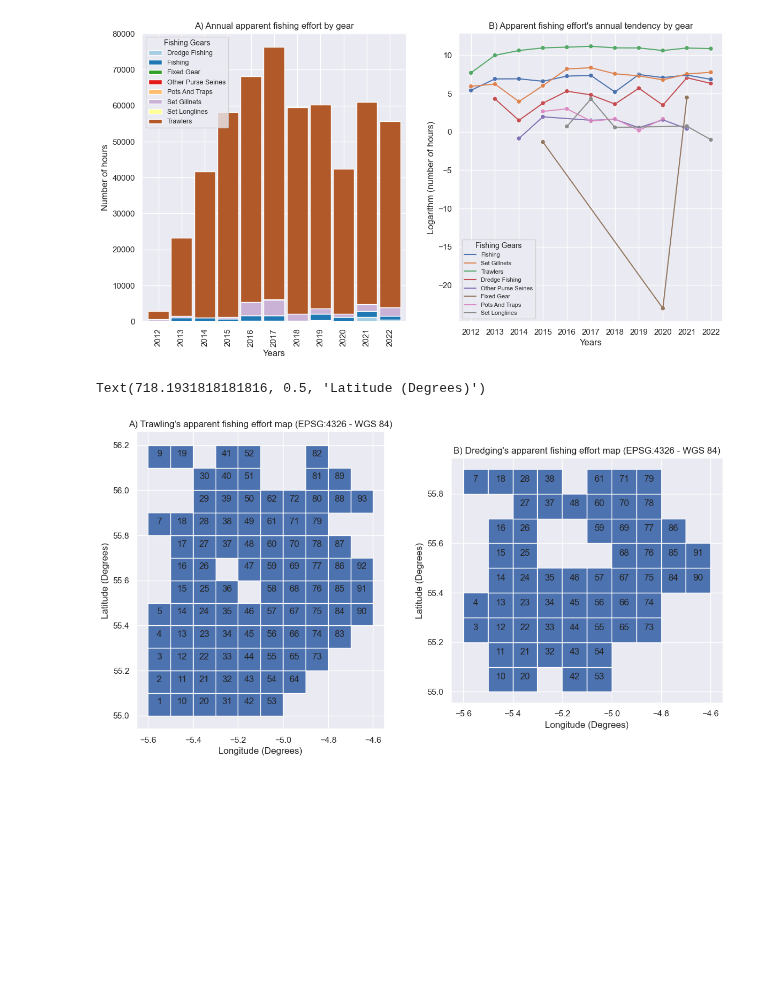
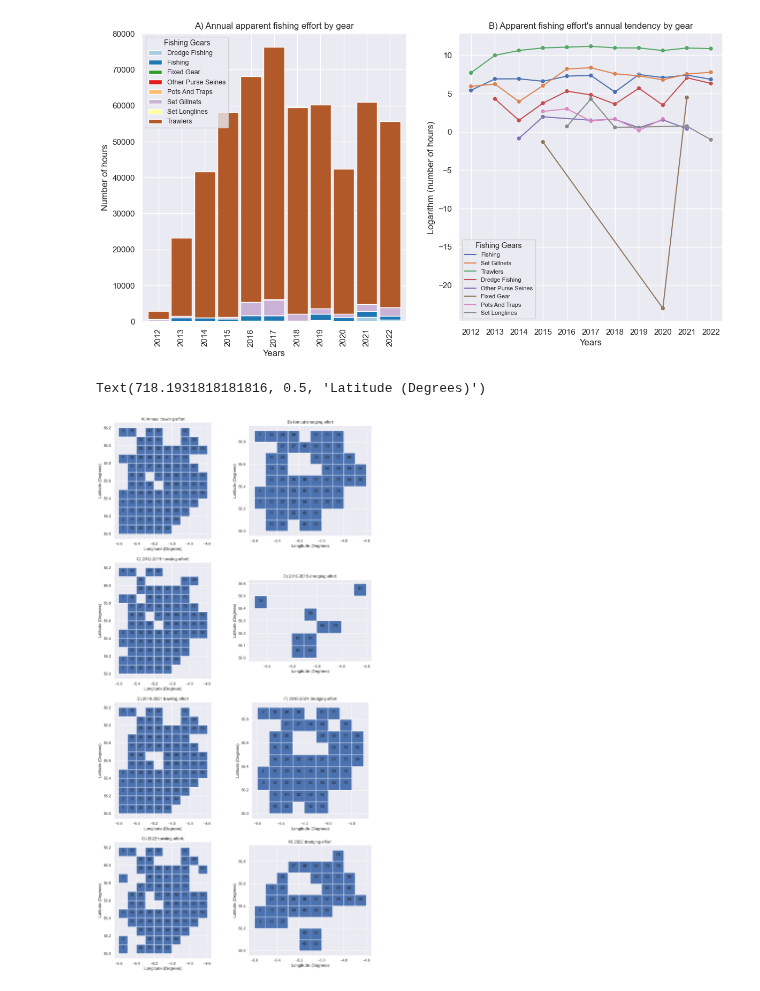
Before and after one commit to d2gex/fishery-analysis, a Jupyter notebook: src/firth_clyde_fishing_effort.ipynb, the cells around one changed output. Saved outputs shown, nothing was run; the diff lists cells and outputs as text; code cells hidden in the pictures; blank space fills up the shorter version.

Commit message:
Create different fishing effort maps according to periods

```diff
--- a/src/firth_clyde_fishing_effort.ipynb
+++ b/src/firth_clyde_fishing_effort.ipynb
@@ -55,6 +55,7 @@ API_DATA = {'geojson': {
     ]]
 }}
 REQUESTED_YEARS = [2012 + x for x in range(11)]
+CELL_SIZE_DEGREE = 0.1
 # %%
 def build_data_range(years: List[int]) -> List[str]:
     data = []
@@ -81,6 +82,14 @@ def build_multiple_request_parameters (api_url: str,
             'json': api_data
         })
     return data
+
+def fetch_data_from_api (api_context: List[Dict]) -> List[Dict]:
+    fishing_effort_data = []
+    with requests.Session() as r_s:
+        for context in api_context:
+            r = r_s.post(**context)
+            fishing_effort_data.append(r.json())
+    return fishing_effort_data
 
 def concatenate_time_series(api_results: List[Dict]) -> pd.DataFrame:
     return pd.concat([
@@ -112,13 +121,8 @@ def build_polygon_vector (data: pd.DataFrame, degree_offset: float) -> gpd.GeoDa
     gdf_total =gdf_total.drop(columns=['x', 'y'])
     return gdf_total
 
-def fetch_data_from_api (api_context: List[Dict]) -> List[Dict]:
-    fishing_effort_data = []
-    with requests.Session() as r_s:
-        for context in api_context:
-            r = r_s.post(**context)
-            fishing_effort_data.append(r.json())
-    return fishing_effort_data
+def draw_polygon_ids (df: pd.DataFrame, ax):
+    df.apply(lambda x: ax.annotate(text=x['cell'], xy=x.geometry.centroid.coords[0], ha='center'), axis=1);
 # %%
 years = [2012 + x for x in range(11)]
 api_context = build_multiple_request_parameters(API_URL, API_HEADERS, API_PARAMS, API_DATA, REQUESTED_YEARS)
@@ -223,20 +253,64 @@ geo_yearly_total_dredging = build_polygon_vector(yearly_total_dredging, 0.1)
 # %%
-_, ax =plt.subplots(nrows=1, ncols=2, figsize=(14,7))
-geo_yearly_total_trawling.plot(ax = ax[0])
-geo_yearly_total_trawling.apply(lambda x: ax[0].annotate(text=x['cell'], xy=x.geometry.centroid.coords[0], ha='center'), axis=1);
-geo_yearly_total_dredging.plot(ax = ax[1])
-geo_yearly_total_dredging.apply(lambda x: ax[1].annotate(text=x['cell'], xy=x.geometry.centroid.coords[0], ha='center'), axis=1)
+_, ax =plt.subplots(nrows=4, ncols=2, figsize=(14,28))
 
-ax[0].set_title("A) Trawling's apparent fishing effort map (EPSG:4326 - WGS 84)")
-ax[0].set_xlabel("Longitude (Degrees)")
-ax[0].set_ylabel("Latitude (Degrees)")
+# First row
+geo_yearly_total_trawling.plot(ax = ax[0][0])
+draw_polygon_ids(geo_yearly_total_trawling, ax[0][0])
+geo_yearly_total_dredging.plot(ax = ax[0][1])
+draw_polygon_ids(geo_yearly_total_dredging, ax[0][1])
 
-ax[1].set_title("B) Dredging's apparent fishing effort map (EPSG:4326 - WGS 84)")
-ax[1].set_xlabel("Longitude (Degrees)")
-ax[1].set_ylabel("Latitude (Degrees)")
+# Second row
+geo_trawling_before_map.plot(ax = ax[1][0])
+draw_polygon_ids(geo_trawling_before_map, ax[1][0])
+geo_dredging_before_map.plot(ax = ax[1][1])
+draw_polygon_ids(geo_dredging_before_map, ax[1][1])
+
+# Third row
+geo_trawling_after_map.plot(ax = ax[2][0])
+draw_polygon_ids(geo_trawling_after_map, ax[2][0])
+geo_dredging_after_map.plot(ax = ax[2][1])
+draw_polygon_ids(geo_dredging_after_map, ax[2][1])
+
+# Fourth row
+geo_trawling_22_map.plot(ax = ax[3][0])
+draw_polygon_ids(geo_trawling_22_map, ax[3][0])
+geo_dredging_22_map.plot(ax = ax[3][1])
+draw_polygon_ids(geo_dredging_22_map, ax[3][1])
+
+ax[0][0].set_title("A) Annual trawling effort")
+ax[0][0].set_xlabel("Longitude (Degrees)")
+ax[0][0].set_ylabel("Latitude (Degrees)")
+
+ax[0][1].set_title("B) Annual dredging effort")
+ax[0][1].set_xlabel("Longitude (Degrees)")
+ax[0][1].set_ylabel("Latitude (Degrees)")
+
+ax[1][0].set_title("C) 2012-2015 trawling effort")
+ax[1][0].set_xlabel("Longitude (Degrees)")
+ax[1][0].set_ylabel("Latitude (Degrees)")
+
+ax[1][1].set_title("D) 2012-2015 dredging effort ")
+ax[1][1].set_xlabel("Longitude (Degrees)")
+ax[1][1].set_ylabel("Latitude (Degrees)")
+
+ax[2][0].set_title("E) 2016-2021 trawling effort")
+ax[2][0].set_xlabel("Longitude (Degrees)")
+ax[2][0].set_ylabel("Latitude (Degrees)")
+
+ax[2][1].set_title("F) 2016-2021 dredging effort")
+ax[2][1].set_xlabel("Longitude (Degrees)")
+ax[2][1].set_ylabel("Latitude (Degrees)")
+
+ax[3][0].set_title("G) 2022 trawling effort(")
+ax[3][0].set_xlabel("Longitude (Degrees)")
+ax[3][0].set_ylabel("Latitude (Degrees)")
+
+ax[3][1].set_title("H) 2022 dredging effort ")
+ax[3][1].set_xlabel("Longitude (Degrees)")
+ax[3][1].set_ylabel("Latitude (Degrees)")
 # %% [output]
 Text(718.1931818181816, 0.5, 'Latitude (Degrees)')
-[figure, old version]
+[figure, new version]
 # %%
 geo_yearly_total_trawling.to_csv(FIRTH_DATA_PATH / 'trawling_total_by_cell.csv', index=False)
 geo_yearly_total_dredging.to_csv(FIRTH_DATA_PATH / 'dredging_total_by_cell.csv', index=False)
```
Also changed, not shown: parts of 2 cells of this notebook, 3 other files.
